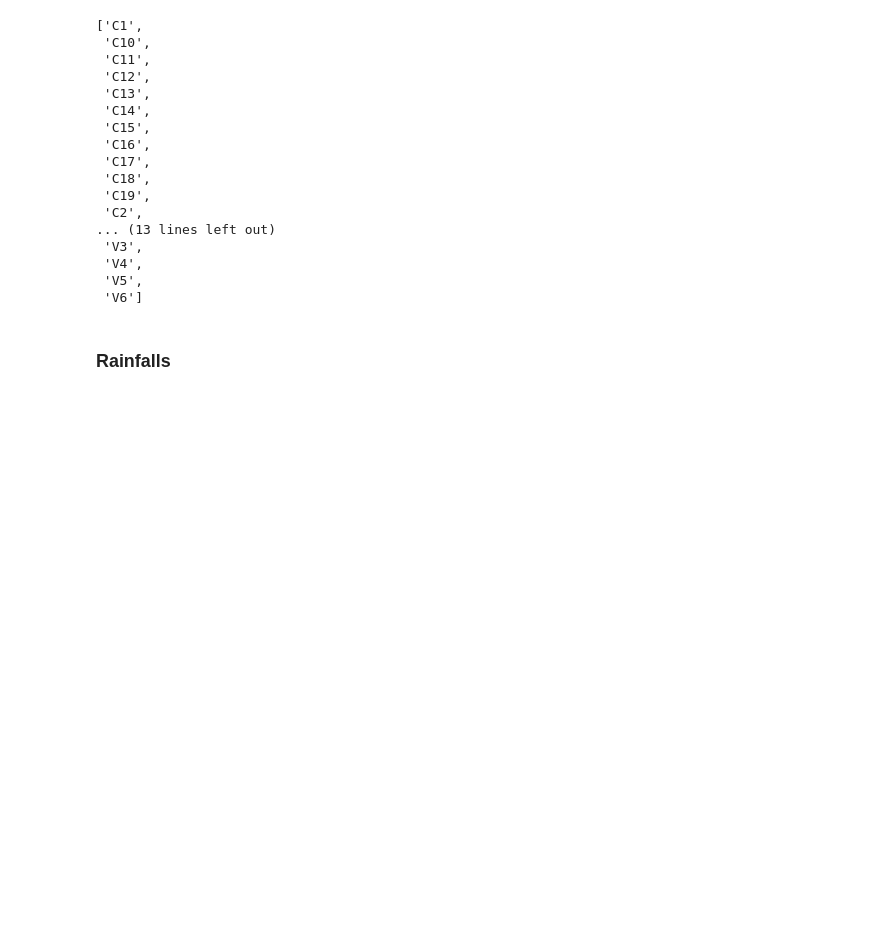
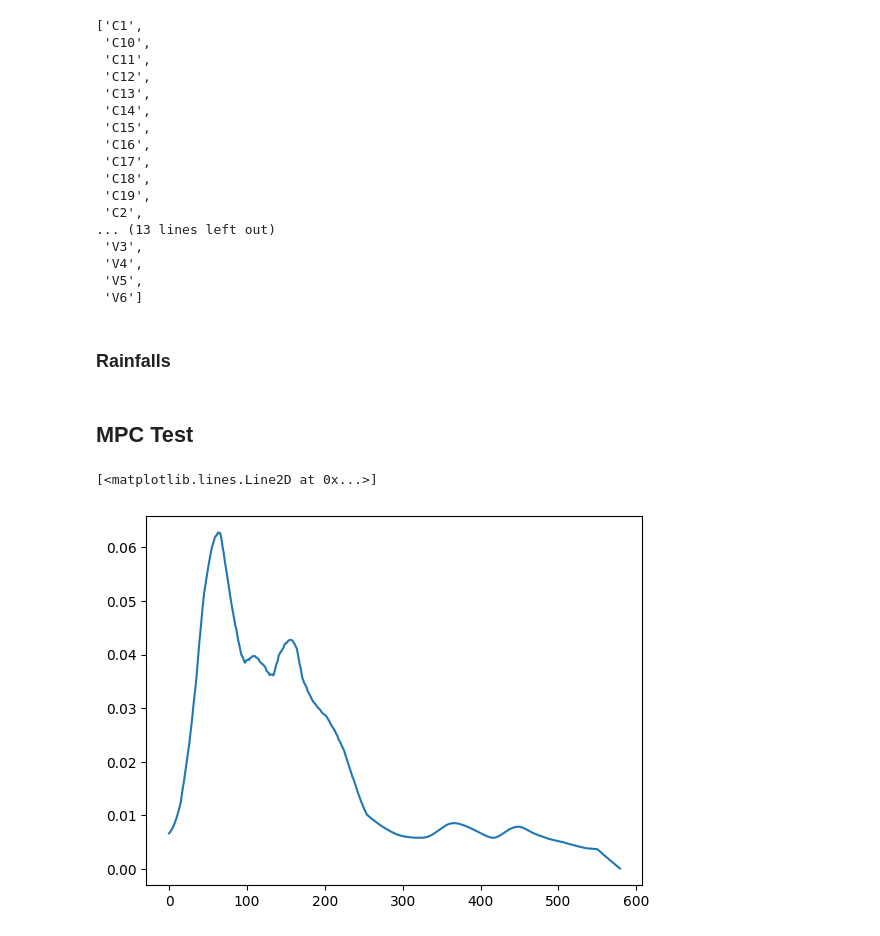
Before and after one commit to Zhiyu014/GNN-UDS, a Jupyter notebook: surrogate/test.ipynb, the cells around one changed output. Drawn from its saved outputs; the diff is of its cells as text; code cells hidden in the pictures; blank space fills up the shorter version.

```diff
--- a/surrogate/test.ipynb
+++ b/surrogate/test.ipynb
@@ -1294,3 +1296,5 @@ train = rain[rain['Date'].apply(lambda x:eval(x[-1])<7)]
 test = rain[rain['Date'].apply(lambda x:eval(x[-1])>6)]
 train.to_csv('./envs/config/ast_train_events.csv')
 test.to_csv('./envs/config/ast_test_events.csv')
+# %% [markdown]
+## MPC Test
@@ -1296,0 +1311,34 @@ test.to_csv('./envs/config/ast_test_events.csv')
+# %%
+cwd = '10s_20k_act_edgef_res_norm_flood_roll'
+result_dir = '10s_20k_rand_edgef_res_norm_flood_roll'
+hyps = yaml.load(open('config.yaml','r'),yaml.FullLoader)
+args = argparse.Namespace(**hyps['astlingen'])
+args.model_dir = os.path.join(args.model_dir,cwd)
+args.result_dir = os.path.join(args.result_dir,result_dir)
+known_hyps = yaml.load(open(os.path.join(args.model_dir,'parser.yaml'),'r'),yaml.FullLoader)
+env = astlingen()
+env_args = env.get_args()
+for k,v in list(known_hyps.items())+list(env_args.items()):
+    if k == 'model_dir':
+        continue
+    setattr(args,k,v)
+args.use_edge = args.use_edge or args.edge_fusion
+args.n_step,args.r_step = args.prediction['control_horizon']//args.control_interval,args.control_interval//args.interval
+emul = Emulator(args.conv,args.resnet,args.recurrent,args)
+emul.load(args.model_dir)
+
+if not os.path.exists(args.result_dir):
+    os.mkdir(args.result_dir)
+# %%
+event = get_inp_files(env.config['swmm_input'],env.config['rainfall'])[0]
+name = os.path.basename(event).strip('.inp')
+runoff = get_runoff(env,event,rate=False)
+horizon = args.prediction['eval_horizon']//args.interval
+runoff = np.stack([np.concatenate([runoff[idx:idx+horizon],np.tile(np.zeros_like(s),(max(idx+horizon-runoff.shape[0],0),)+tuple(1 for _ in s.shape))],axis=0)
+                    for idx,s in enumerate(runoff)])
+# %%
+# Cumulative lateral flow result
+plt.plot(runoff[...,-1].mean(axis=-1).mean(axis=-1)/60)
+# %% [output]
+[<matplotlib.lines.Line2D at 0x...>]
+[figure, added]
```
Also changed, not shown: parts of 33 cells of this notebook, 20 other files.
